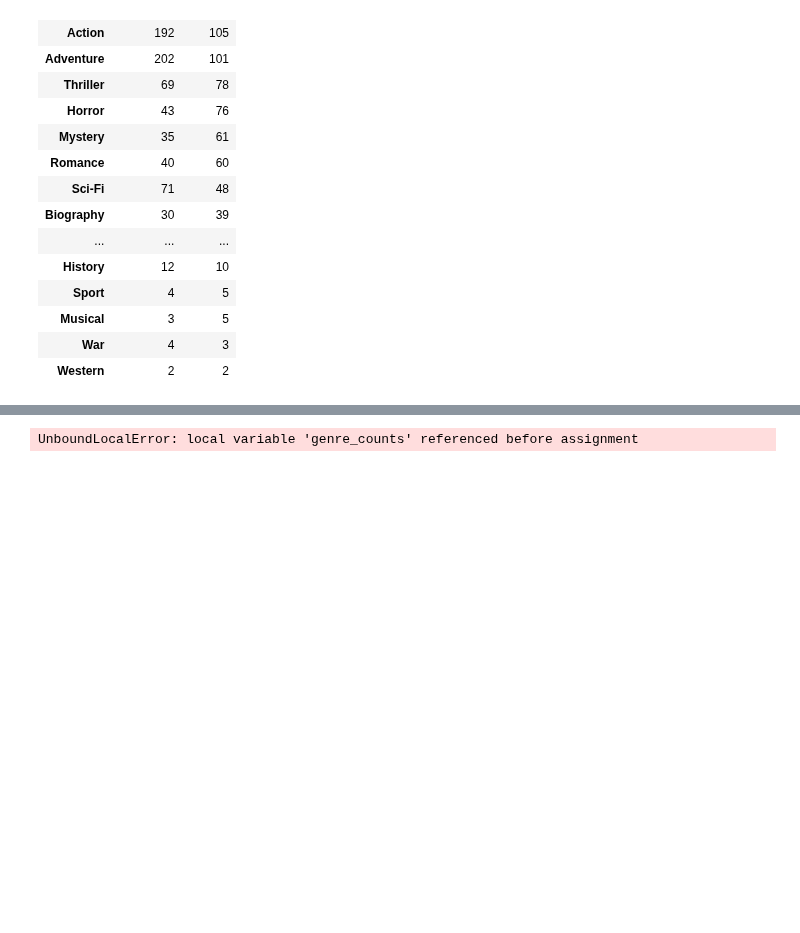
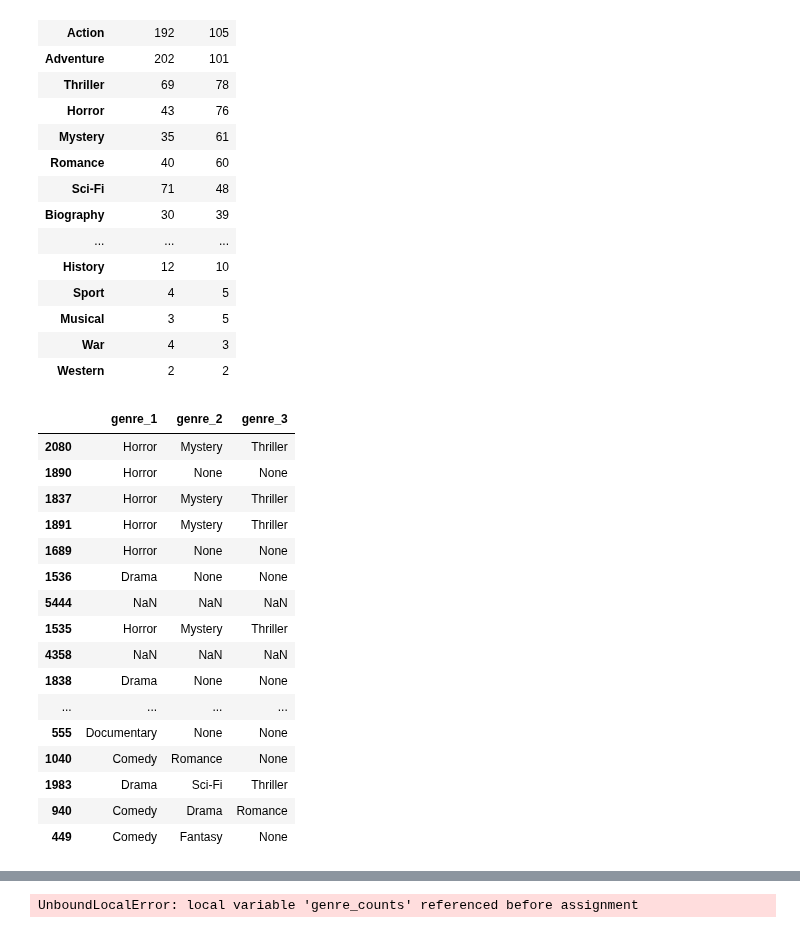
Before and after one commit to jxn628/dsc-phase-1-project, a Jupyter notebook: student.ipynb, the cells around one changed output, grey strips where cells are left out. Cells and saved outputs as stored; diff of their text form; code cells hidden in the pictures; blank space fills up the shorter version.

```diff
--- a/student.ipynb
+++ b/student.ipynb
@@ -1756,5 +1775,26 @@ top_genres_total.sort_values('top_roi', ascending=False)
 | Musical | 3 | 5 |
 | War | 4 | 3 |
 | Western | 2 | 2 |
+# %%
+top_100_roi_genres_2 = top_100_roi[['genre_1', 'genre_2', 'genre_3']]
+top_100_roi_genres_2
+# %% [output]
+|  | genre_1 | genre_2 | genre_3 |
+| 2080 | Horror | Mystery | Thriller |
+| 1890 | Horror | None | None |
+| 1837 | Horror | Mystery | Thriller |
+| 1891 | Horror | Mystery | Thriller |
+| 1689 | Horror | None | None |
+| 1536 | Drama | None | None |
+| 5444 | NaN | NaN | NaN |
+| 1535 | Horror | Mystery | Thriller |
+| 4358 | NaN | NaN | NaN |
+| 1838 | Drama | None | None |
+| ... | ... | ... | ... |
+| 555 | Documentary | None | None |
+| 1040 | Comedy | Romance | None |
+| 1983 | Drama | Sci-Fi | Thriller |
+| 940 | Comedy | Drama | Romance |
+| 449 | Comedy | Fantasy | None |
 # %%
 #examining the top 100 profit and roi to see genre information
```
Also changed, not shown: parts of 9 cells of this notebook.
